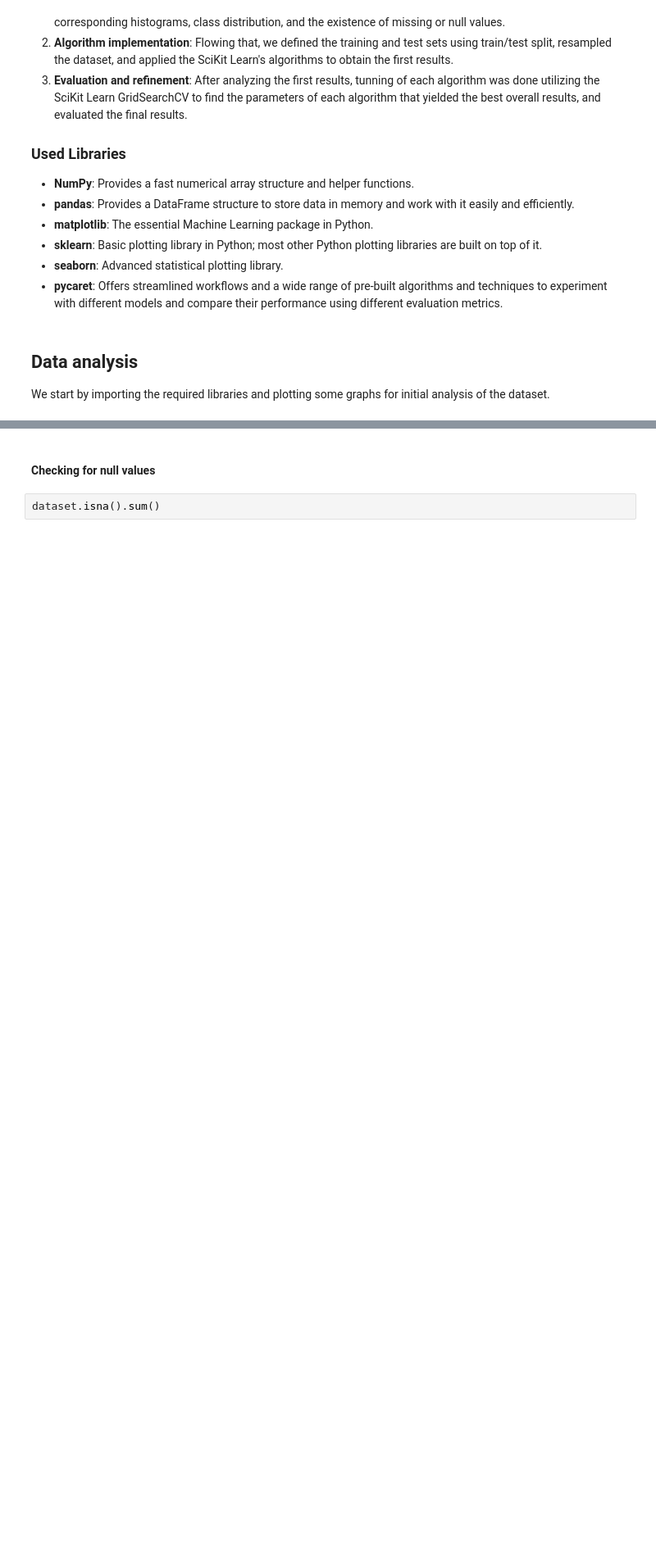
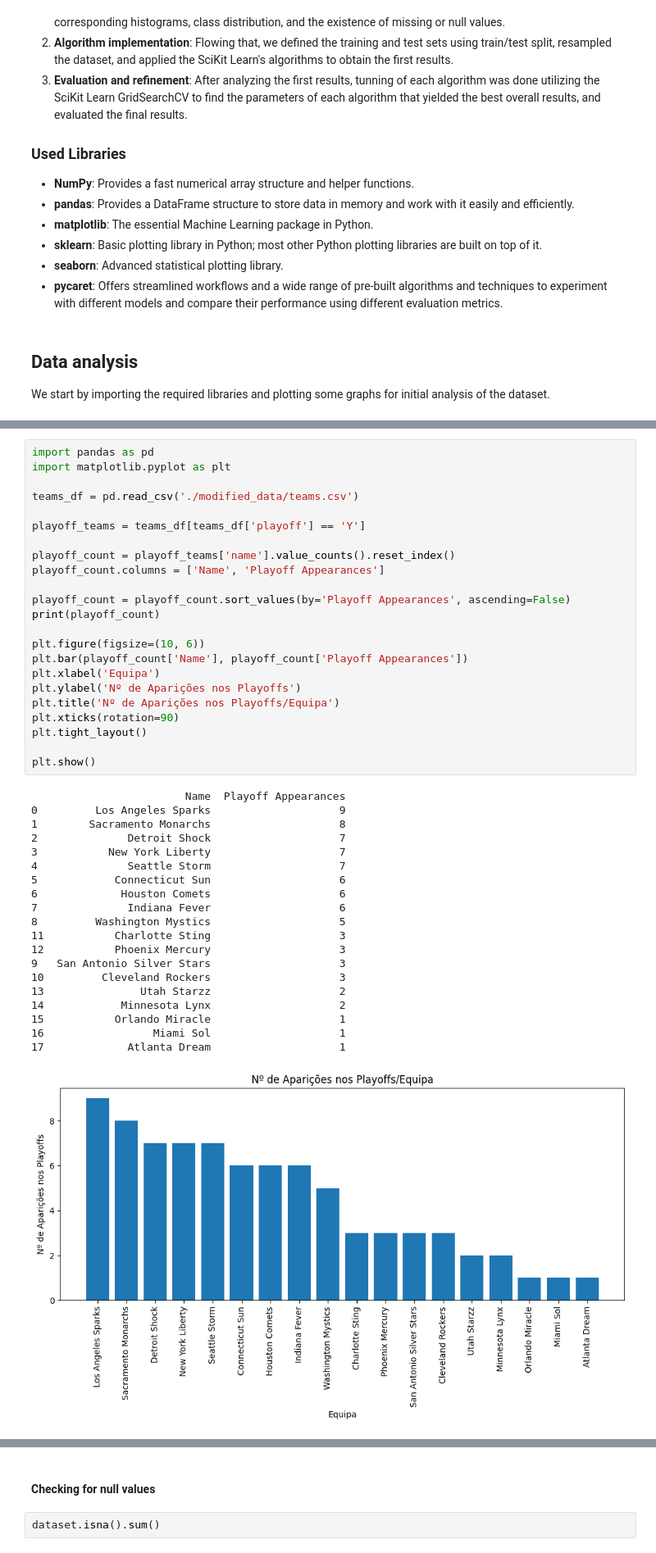
Before and after one commit to Adamantiun/AC-Proj1, a Jupyter notebook: basketball.ipynb, the cells around one changed output, grey strips where cells are left out. Shown at 82% size. Saved outputs shown, nothing was run; the diff lists cells and outputs as text; blank space fills up the shorter version.

```diff
--- a/basketball.ipynb
+++ b/basketball.ipynb
@@ -124,0 +98,44 @@ formatted_df.describe()
+# %%
+import pandas as pd
+import matplotlib.pyplot as plt
+
+teams_df = pd.read_csv('./modified_data/teams.csv')
+
+playoff_teams = teams_df[teams_df['playoff'] == 'Y']
+
+playoff_count = playoff_teams['name'].value_counts().reset_index()
+playoff_count.columns = ['Name', 'Playoff Appearances']
+
+playoff_count = playoff_count.sort_values(by='Playoff Appearances', ascending=False)
+print(playoff_count)
+
+plt.figure(figsize=(10, 6))
+plt.bar(playoff_count['Name'], playoff_count['Playoff Appearances'])
+plt.xlabel('Equipa')
+plt.ylabel('Nº de Aparições nos Playoffs')
+plt.title('Nº de Aparições nos Playoffs/Equipa')
+plt.xticks(rotation=90)
+plt.tight_layout()
+
+plt.show()
+# %% [output]
+                        Name  Playoff Appearances
+0         Los Angeles Sparks                    9
+1        Sacramento Monarchs                    8
+2              Detroit Shock                    7
+3           New York Liberty                    7
+4              Seattle Storm                    7
+5            Connecticut Sun                    6
+6             Houston Comets                    6
+7              Indiana Fever                    6
+8         Washington Mystics                    5
+11           Charlotte Sting                    3
+12           Phoenix Mercury                    3
+9   San Antonio Silver Stars                    3
+10         Cleveland Rockers                    3
+13               Utah Starzz                    2
+14            Minnesota Lynx                    2
+15           Orlando Miracle                    1
+16                 Miami Sol                    1
+17             Atlanta Dream                    1
+[figure, added]
```
Also changed, not shown: parts of 7 cells of this notebook.
